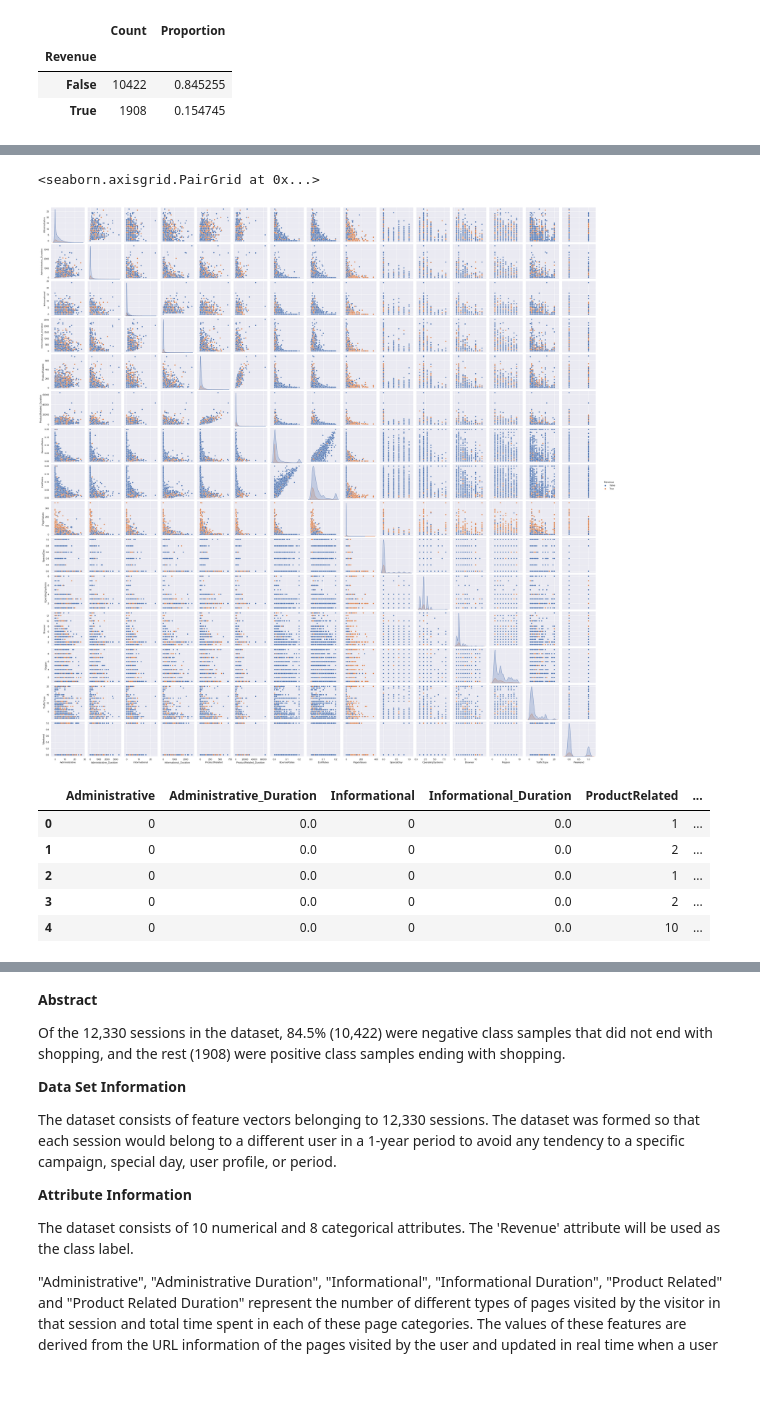
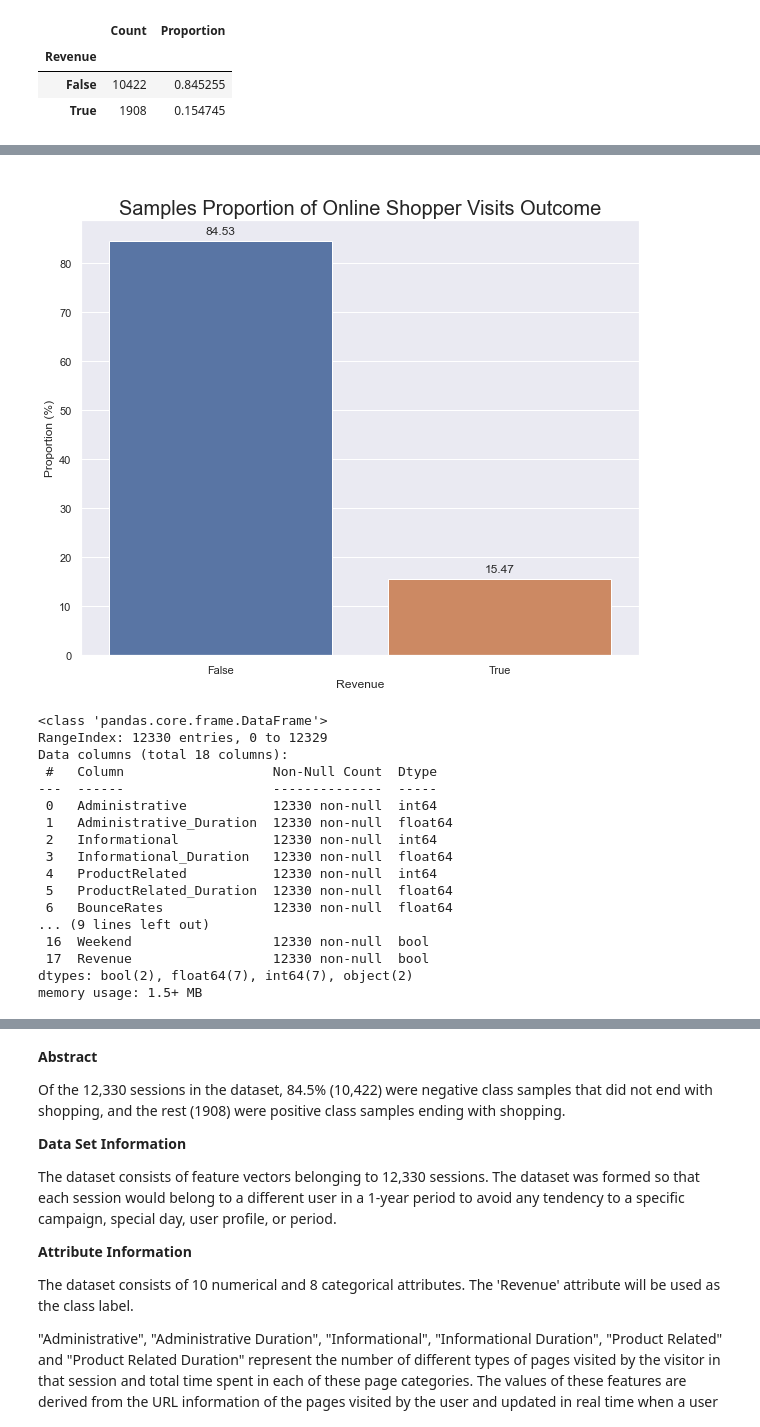
Before and after one commit to mokainzi/machine_learning, a Jupyter notebook: final_project/online_shoppers_purchasing_intention.ipynb, the cells around one changed output, grey strips where cells are left out. Saved outputs shown, nothing was run; the diff lists cells and outputs as text; code cells hidden in the pictures; blank space fills up the shorter version.

```diff
--- a/final_project/online_shoppers_purchasing_intention.ipynb
+++ b/final_project/online_shoppers_purchasing_intention.ipynb
@@ -25,8 +27,10 @@ df.head()
 | 3 | 0 | 0.0 | 0 | 0.0 | 2 | ... |
 | 4 | 0 | 0.0 | 0 | 0.0 | 10 | ... |
 # %%
-pd.DataFrame({'Count': df.Revenue.value_counts(),
-             'Proportion': df.Revenue.value_counts()/len(df)}).rename_axis('Revenue')
+# Target feature classes proportions
+revenue_counts = pd.DataFrame({'Count': df.Revenue.value_counts(),
+                               'Proportion': df.Revenue.value_counts()/len(df)}).rename_axis('Revenue')
+revenue_counts
 # %% [output]
 |  | Count | Proportion |
 | Revenue |  |  |
@@ -112,5 +38,0 @@ df.describe(exclude='number')
-# %%
-sns.pairplot(df, hue='Revenue')
-# %% [output]
-<seaborn.axisgrid.PairGrid at 0x...>
-[figure, removed]
@@ -119,10 +39,31 @@ df = pd.get_dummies(df)
-# %%
-pd.options.display.max_columns = None
-df.head()
-# %% [output]
-|  | Administrative | Administrative_Duration | Informational | Informational_Duration | ProductRelated | ... |
-| 0 | 0 | 0.0 | 0 | 0.0 | 1 | ... |
-| 1 | 0 | 0.0 | 0 | 0.0 | 2 | ... |
-| 2 | 0 | 0.0 | 0 | 0.0 | 1 | ... |
-| 3 | 0 | 0.0 | 0 | 0.0 | 2 | ... |
-| 4 | 0 | 0.0 | 0 | 0.0 | 10 | ... |
+# %%
+# Plot target feature classes proportions
+plt.figure(figsize=(10, 8))
+splot = sns.barplot(revenue_counts.index, revenue_counts.Proportion*100)
+plt.title('\nSamples Proportion of Online Shopper Visits Outcome', size=20)
+plt.ylabel('Proportion (%)')
+for p in splot.patches:
+    splot.annotate(format(p.get_height(), '.2f'), (p.get_x() + p.get_width() / 2., p.get_height()), ha = 'center', va = 'center', xytext = (0, 10), textcoords = 'offset points')
+# %% [output]
+[figure, added]
+# %%
+# Information on the dataset
+df.info()
+# %% [output]
+<class 'pandas.core.frame.DataFrame'>
+RangeIndex: 12330 entries, 0 to 12329
+Data columns (total 18 columns):
+ #   Column                   Non-Null Count  Dtype
+---  ------                   --------------  -----
+ 0   Administrative           12330 non-null  int64
+ 1   Administrative_Duration  12330 non-null  float64
+ 2   Informational            12330 non-null  int64
+ 3   Informational_Duration   12330 non-null  float64
+ 4   ProductRelated           12330 non-null  int64
+ 5   ProductRelated_Duration  12330 non-null  float64
+ 6   BounceRates              12330 non-null  float64
+... (9 lines left out)
+ 16  Weekend                  12330 non-null  bool
+ 17  Revenue                  12330 non-null  bool
+dtypes: bool(2), float64(7), int64(7), object(2)
+memory usage: 1.5+ MB
```
Also changed, not shown: parts of 40 cells of this notebook.
